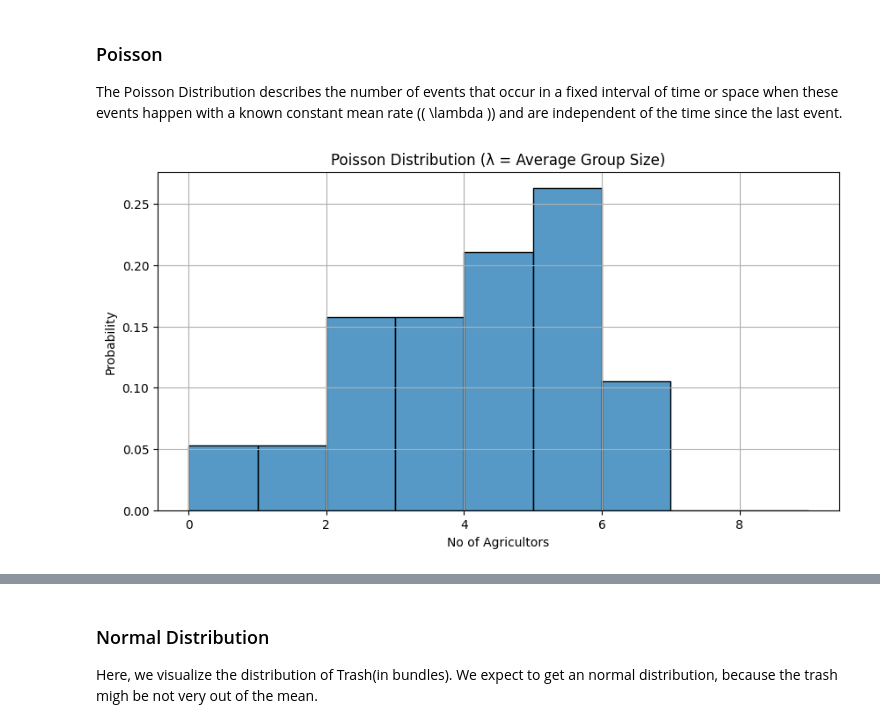
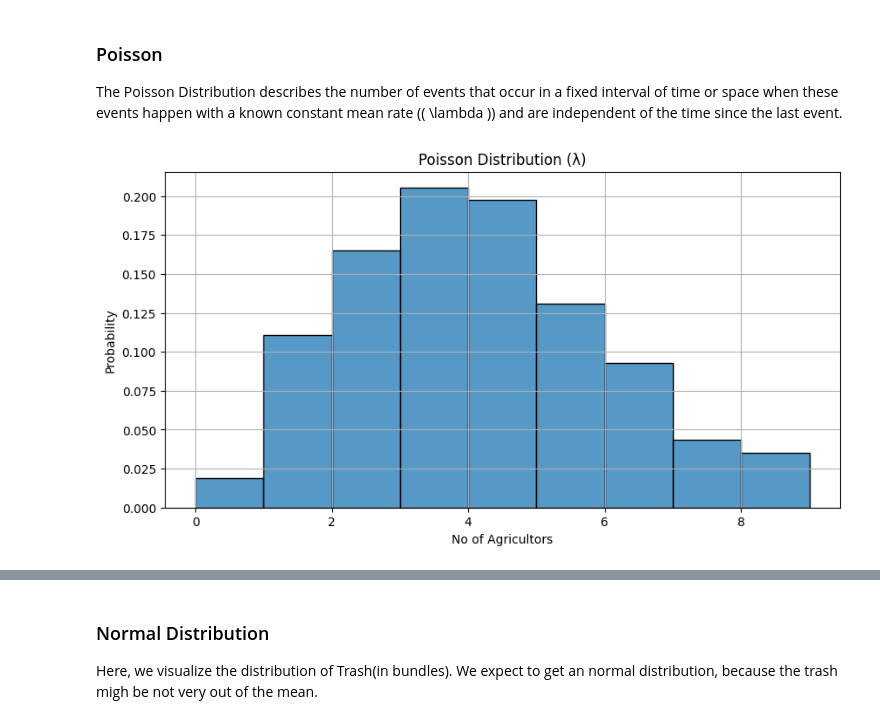
Before and after one commit to 2026726-dotcom/STDA, a Jupyter notebook: CA1.ipynb, the cells around one changed output, grey strips where cells are left out. Cells and saved outputs as stored; diff of their text form; code cells hidden in the pictures.

```diff
--- a/CA1.ipynb
+++ b/CA1.ipynb
@@ -371,22 +375,22 @@ plt.show()
 ### Poisson
 The Poisson Distribution describes the number of events that occur in a fixed interval of time or space when these events happen with a known constant mean rate (( \lambda )) and are independent of the time since the last event.
 # %%
-#Let's supossed the probability for 20 experiments, where we can see how many agricultors can have certain number of hectares
+#Let's supossed the probability for 1000 experiments, where we can see how many agricultors can have certain number of hectares
 #It means being > than the mean. Use of Poisson.
-lambda_rate = data['Hectares '].mean()
+lambda_rate = data['Hectares '].mean()  #expected number of events
 
 # Generate Poisson distribution data
-poisson_data = np.random.poisson(lambda_rate, 20) #20 es el numero de experimentos
+poisson_data = np.random.poisson(lambda_rate, 1000) #1000 es el numero de experiments/ trials, we will get better values
 
 # Plot
 plt.figure(figsize=(10, 5))
 sns.histplot(poisson_data, bins=range(0, 10), kde=False, stat='probability')
-plt.title('Poisson Distribution (λ = Average Group Size)')
+plt.title('Poisson Distribution (λ)')
 plt.xlabel('No of Agricultors')
 plt.ylabel('Probability')
 plt.grid()
 plt.show()
 # %% [output]
-[figure, old version]
+[figure, new version]
 # %%
 #No of Agricultors that can have a specific variety of rice
```
Also changed, not shown: parts of 4 cells of this notebook, 4 other files.
